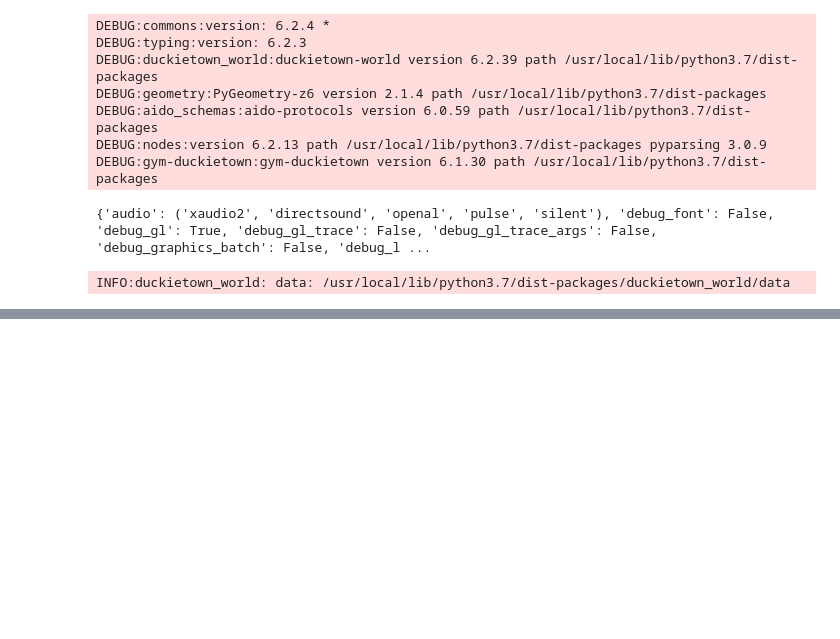
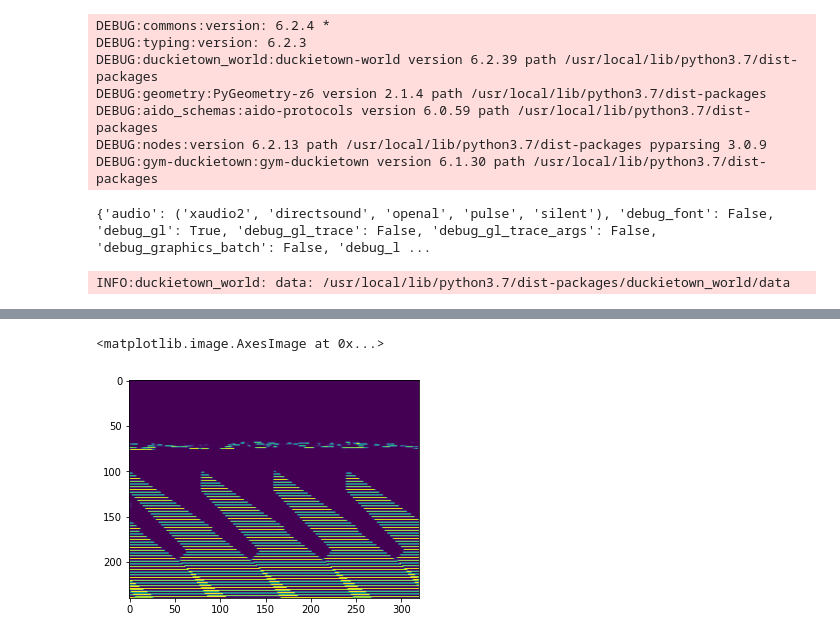
Before and after one commit to poliduckie/MPC, a Jupyter notebook: MPC_with_segmentation.ipynb, the cells around one changed output, grey strips where cells are left out. Cells and saved outputs as stored; diff of their text form; code cells hidden in the pictures; blank space fills up the shorter version.

```diff
--- a/MPC_with_segmentation.ipynb
+++ b/MPC_with_segmentation.ipynb
@@ -78,0 +83,5 @@ INFO:duckietown_world: data: /usr/local/lib/python3.7/dist-packages/duckietown_w
+# %%
+from poliduckie_segmentation import Segmentation
+
+segmentation = Segmentation()
+prediction = segmentation.predict(cv2.resize(img_example,(240,320),interpolation=cv2.INTER_CUBIC))
@@ -78,0 +106,5 @@ INFO:duckietown_world: data: /usr/local/lib/python3.7/dist-packages/duckietown_w
+# %%
+plt.imshow(prediction)
+# %% [output]
+<matplotlib.image.AxesImage at 0x...>
+[figure, added]
```
Also changed, not shown: parts of 4 cells of this notebook.
